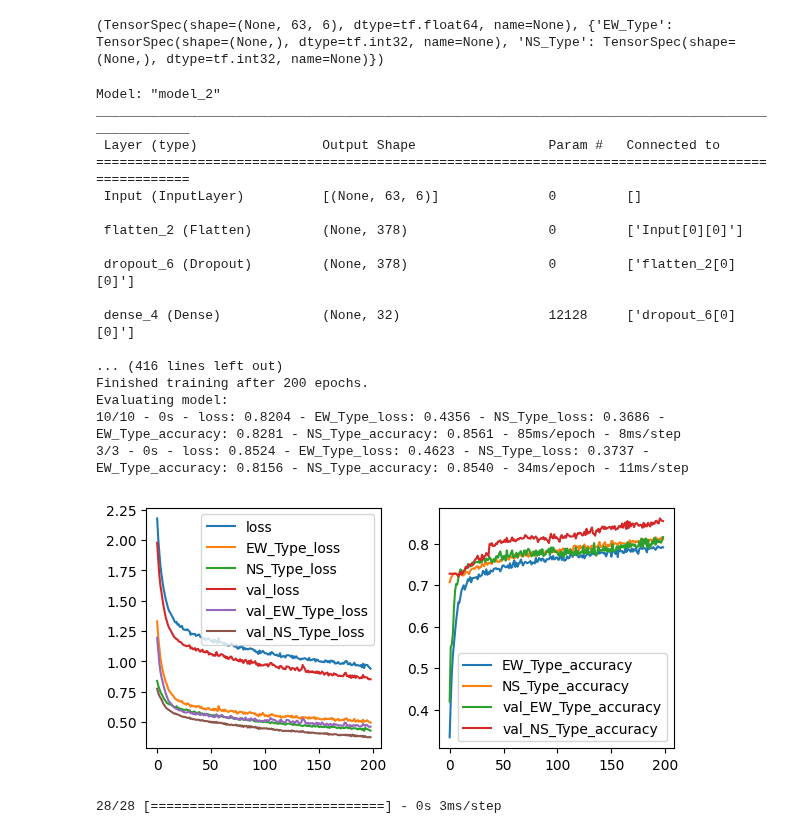
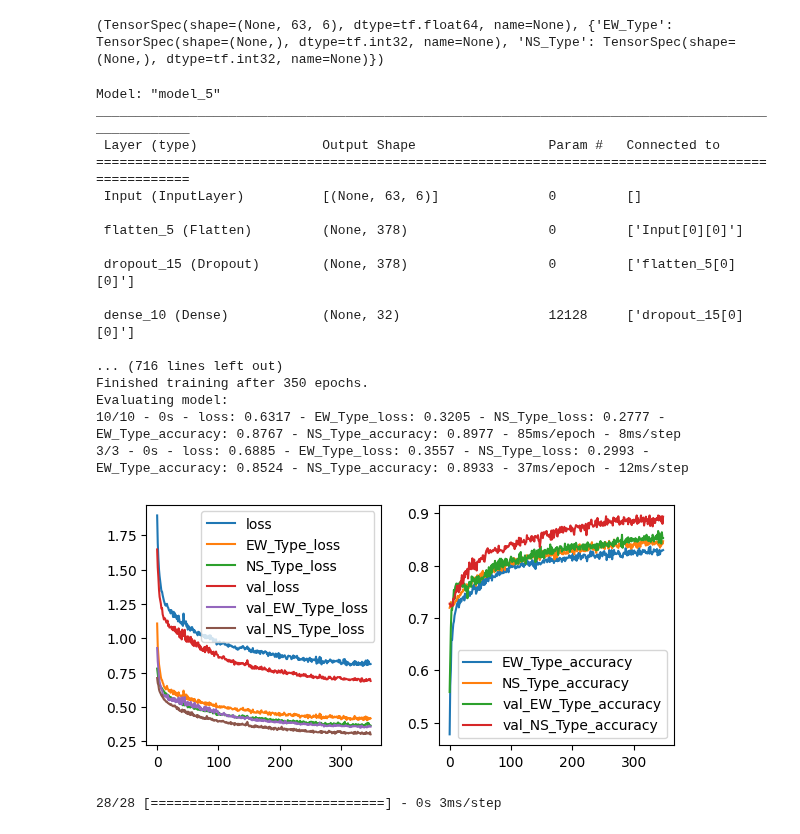
Before and after one commit to DavidBaldsiefen/splid-challenge, a Jupyter notebook: node_classifier.ipynb, the cells around one changed output. Cells and saved outputs as stored; diff of their text form; code cells hidden in the pictures.

```diff
--- a/node_classifier.ipynb
+++ b/node_classifier.ipynb
@@ -94,43 +94,43 @@ Your kernel may have been built without NUMA support.
 #dense_model = prediction_models.LSTM_NN(train_combined, input_dropout=0.0, mixed_dropout=0.25, lstm_layers=[32,16], dense_layers=[32,16], l2_reg=0.0, lr_scheduler=[25000,0.9], seed=1)
 #dense_model = prediction_models.Dense_NN(train_combined, conv1d_layers=[], dense_layers=[1], l2_reg=0.00001, mixed_dropout=0.2, lr_scheduler=[70000,0.9], seed=0)
 
 dense_model = prediction_models.Dense_NN(val_combined, conv1d_layers=[],
                                        dense_layers=[32,16], l2_reg=0.0001, input_dropout=0.1, mixed_dropout=0.3,
-                                       lr_scheduler=[0.001, 50000, 0.9], seed=0)
+                                       lr_scheduler=[0.003, 500, 0.9], seed=0)
 
 dense_model.summary()
 
 # temporary fix to allow class weights
 # train_combined = train_combined.map(lambda x,y:(x,y[f'EW_Node']))
 # val_combined = val_combined.map(lambda x,y:(x,y[f'EW_Node']))
 
 w_0 = 21.3
 w_1 = 22.0
 w_2 = 16.0
 w_3 = 2.9
 
-hist = dense_model.fit(train_combined, val_ds=val_combined, epochs=200, verbose=2, plot_hist=True,
+hist = dense_model.fit(train_combined, val_ds=val_combined, epochs=350, verbose=2, plot_hist=True,
                        #class_weight={0: w_0, 1: w_1, 2: w_2, 3: w_3},
                        callbacks=[])
 #dense_model.model.save('models/ew_ns_classifier_new.hdf5')
 # %% [output]
-Model: "model_2"
+Model: "model_5"
 __________________________________________________________________________________________________
  Layer (type)                Output Shape                 Param #   Connected to
 ==================================================================================================
  Input (InputLayer)          [(None, 63, 6)]              0         []
 
- flatten_2 (Flatten)         (None, 378)                  0         ['Input[0][0]']
+ flatten_5 (Flatten)         (None, 378)                  0         ['Input[0][0]']
 
- dropout_6 (Dropout)         (None, 378)                  0         ['flatten_2[0][0]']
+ dropout_15 (Dropout)        (None, 378)                  0         ['flatten_5[0][0]']
 
- dense_4 (Dense)             (None, 32)                   12128     ['dropout_6[0][0]']
+ dense_10 (Dense)            (None, 32)                   12128     ['dropout_15[0][0]']
 
-... (416 lines left out)
-Finished training after 200 epochs.
+... (716 lines left out)
+Finished training after 350 epochs.
 Evaluating model:
-10/10 - 0s - loss: 0.8204 - EW_Type_loss: 0.4356 - NS_Type_loss: 0.3686 - EW_Type_accuracy: 0.8281 - NS_Type_accuracy: 0.8561 - 85ms/epoch - 8ms/step
-3/3 - 0s - loss: 0.8524 - EW_Type_loss: 0.4623 - NS_Type_loss: 0.3737 - EW_Type_accuracy: 0.8156 - NS_Type_accuracy: 0.8540 - 34ms/epoch - 11ms/step
+10/10 - 0s - loss: 0.6317 - EW_Type_loss: 0.3205 - NS_Type_loss: 0.2777 - EW_Type_accuracy: 0.8767 - NS_Type_accuracy: 0.8977 - 85ms/epoch - 8ms/step
+3/3 - 0s - loss: 0.6885 - EW_Type_loss: 0.3557 - NS_Type_loss: 0.2993 - EW_Type_accuracy: 0.8524 - NS_Type_accuracy: 0.8933 - 37ms/epoch - 12ms/step
-[figure, old version]
+[figure, new version]
 # %%
 pickle.dump(ds_gen.scaler, open('submission/models/ew_ns_classifier_scaler_new.pkl', 'wb'))
```
Also changed, not shown: parts of 3 cells of this notebook, 5 other files.
